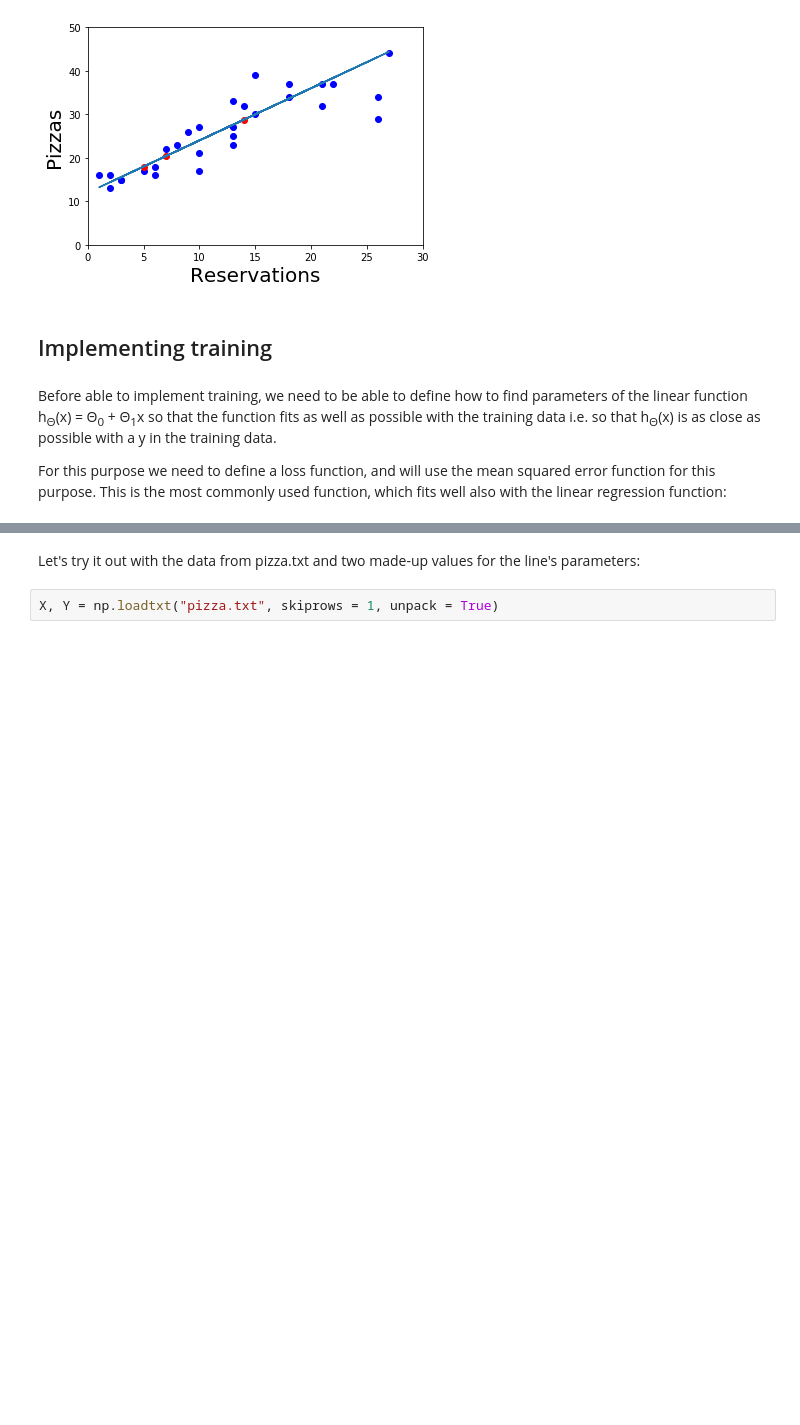
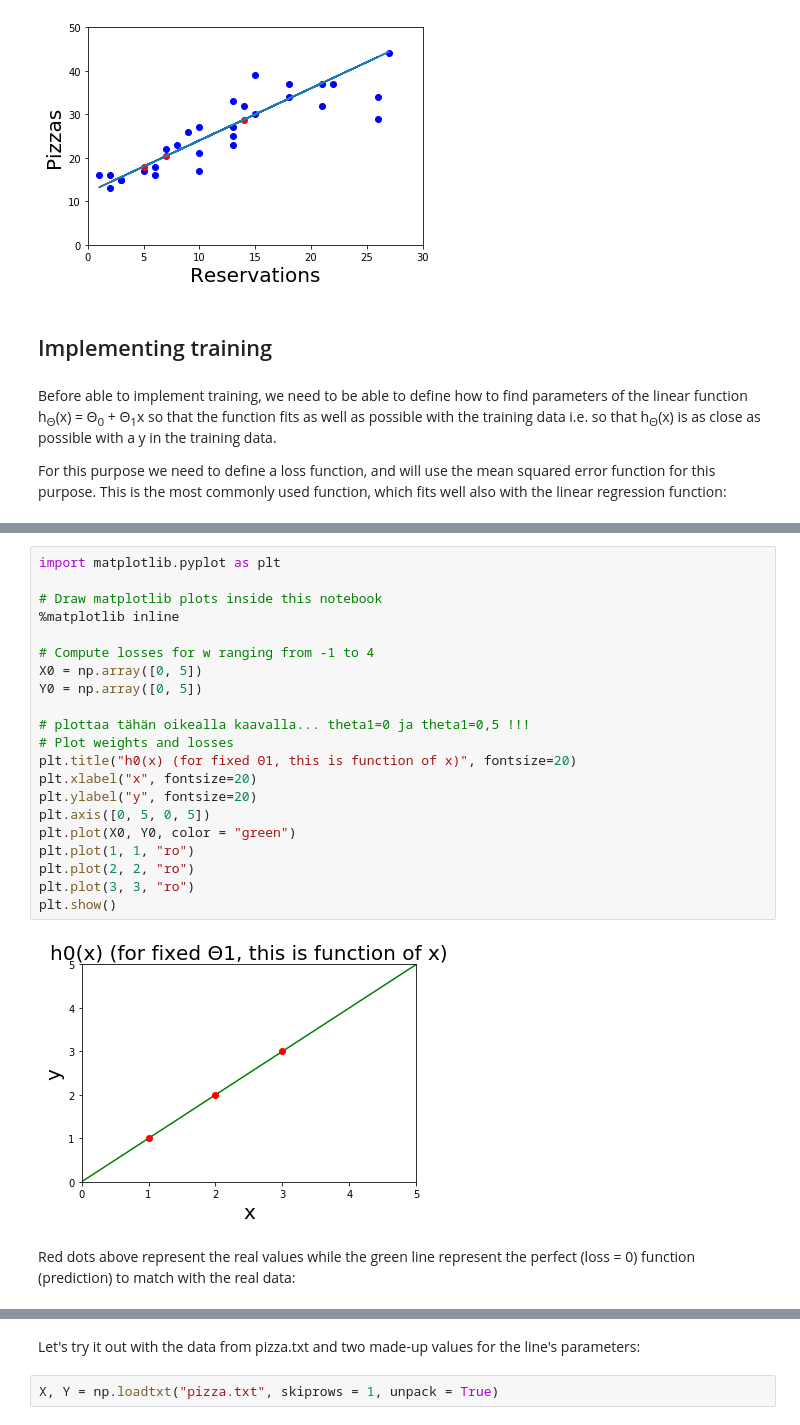
Before and after one commit to Jyffe/MachineLearning, a Jupyter notebook: PizzaML/PizzaML.ipynb, the cells around one changed output, grey strips where cells are left out. Drawn from its saved outputs; the diff is of its cells as text; blank space fills up the shorter version.

```diff
--- a/PizzaML/PizzaML.ipynb
+++ b/PizzaML/PizzaML.ipynb
@@ -131,0 +138,25 @@ For this purpose we need to define a loss function, and will use the mean square
+# %%
+import matplotlib.pyplot as plt
+
+# Draw matplotlib plots inside this notebook
+%matplotlib inline
+
+# Compute losses for w ranging from -1 to 4
+X0 = np.array([0, 5])
+Y0 = np.array([0, 5])
+
+# plottaa tähän oikealla kaavalla... theta1=0 ja theta1=0,5 !!!
+# Plot weights and losses
+plt.title("h0(x) (for fixed Θ1, this is function of x)", fontsize=20)
+plt.xlabel("x", fontsize=20)
+plt.ylabel("y", fontsize=20)
+plt.axis([0, 5, 0, 5])
+plt.plot(X0, Y0, color = "green")
+plt.plot(1, 1, "ro")
+plt.plot(2, 2, "ro")
+plt.plot(3, 3, "ro")
+plt.show()
+# %% [output]
+[figure, added]
+# %% [markdown]
+Red dots above represent the real values while the green line represent the perfect (loss = 0) function (prediction) to match with the real data:
```
Also changed, not shown: parts of 29 cells of this notebook, 6 other files.
